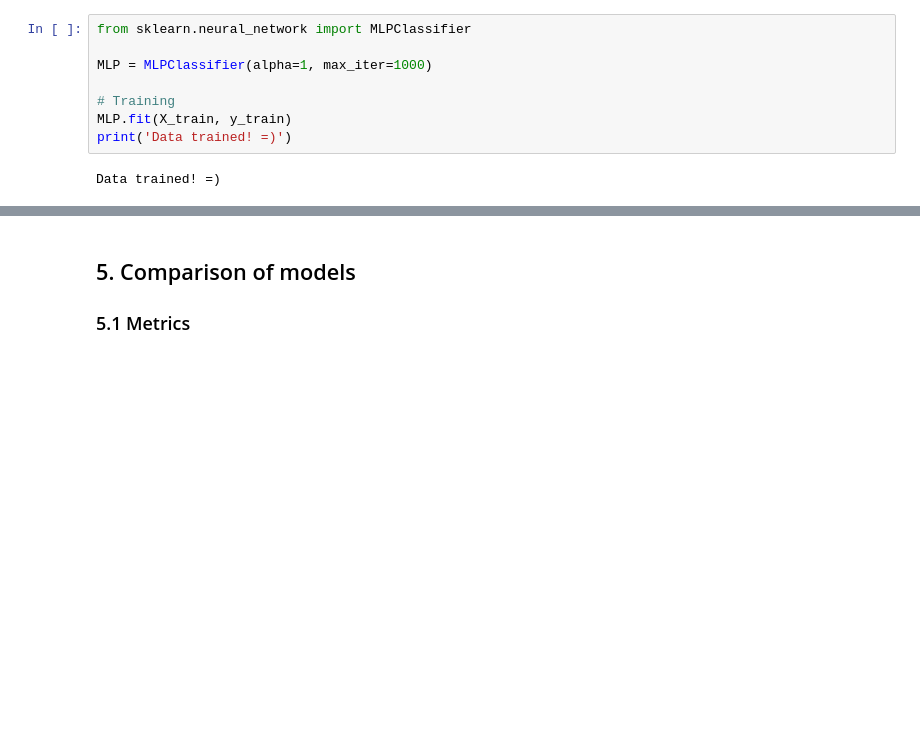
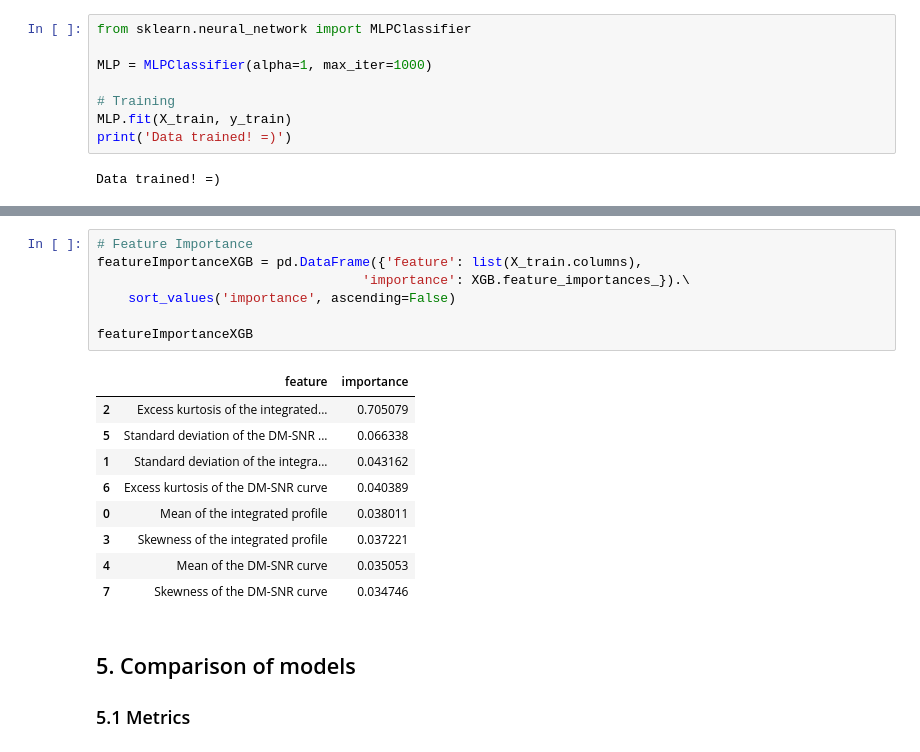
Before and after one commit to tamagusko/workshop-intro-ml, a Jupyter notebook: introML.ipynb, the cells around one changed output, grey strips where cells are left out. Saved outputs shown, nothing was run; the diff lists cells and outputs as text; blank space fills up the shorter version.

```diff
--- a/introML.ipynb
+++ b/introML.ipynb
@@ -537,3 +583,20 @@ MLP Model performance
+# %%
+# Feature Importance
+featureImportanceXGB = pd.DataFrame({'feature': list(X_train.columns),
+                                  'importance': XGB.feature_importances_}).\
+    sort_values('importance', ascending=False)
+
+featureImportanceXGB
+# %% [output]
+|  | feature | importance |
+| 2 | Excess kurtosis of the integrated... | 0.705079 |
+| 5 | Standard deviation of the DM-SNR ... | 0.066338 |
+| 1 | Standard deviation of the integra... | 0.043162 |
+| 6 | Excess kurtosis of the DM-SNR curve | 0.040389 |
+| 0 | Mean of the integrated profile | 0.038011 |
+| 3 | Skewness of the integrated profile | 0.037221 |
+| 4 | Mean of the DM-SNR curve | 0.035053 |
+| 7 | Skewness of the DM-SNR curve | 0.034746 |
 # %% [markdown]
 ## 5. Comparison of models
 
```
Also changed, not shown: parts of 9 cells of this notebook, 5 other files.
